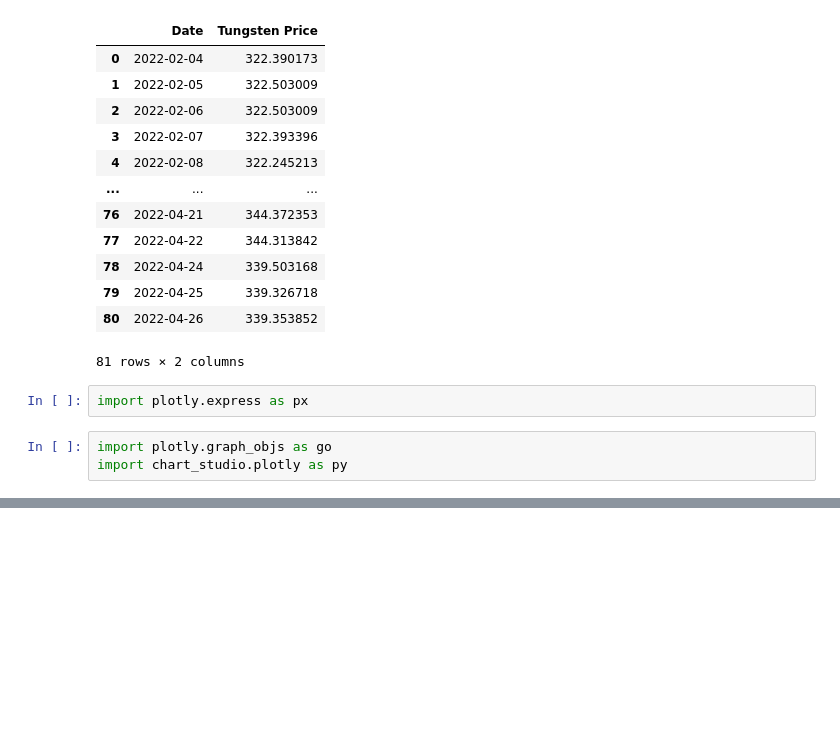
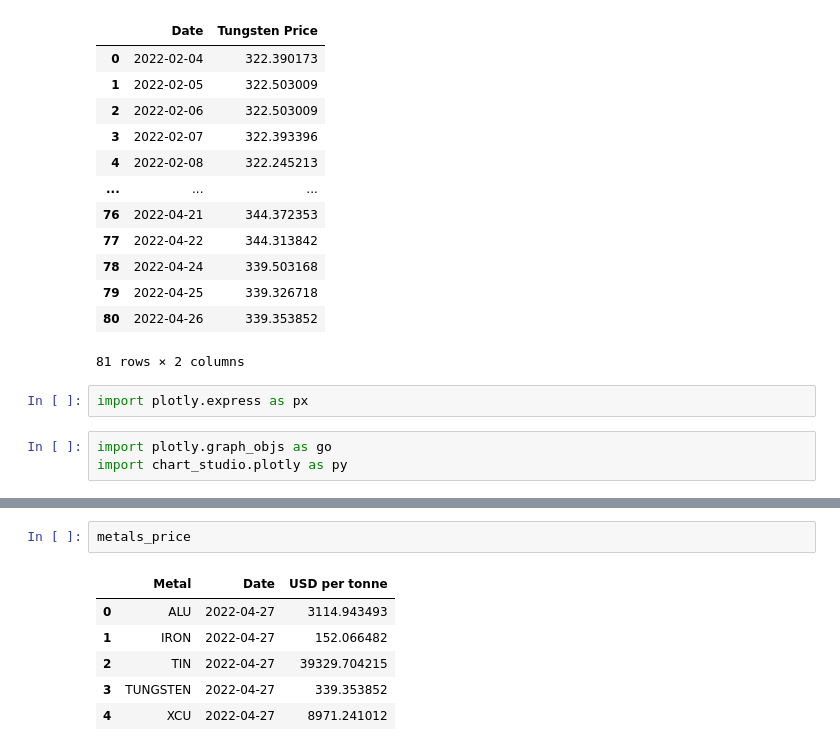
Before and after one commit to DiegoMerello/Final-Project-Ironhack, a Jupyter notebook: Data Visualization.ipynb, the cells around one changed output, grey strips where cells are left out. Drawn from its saved outputs; the diff is of its cells as text; blank space fills up the shorter version.

```diff
--- a/Data Visualization.ipynb
+++ b/Data Visualization.ipynb
@@ -28,0 +59,9 @@ fig= px.line(tungsten, x='Date', y='Tungsten Price USD/tonne',
+# %%
+metals_price
+# %% [output]
+|  | Metal | Date | USD per tonne |
+| 0 | ALU | 2022-04-27 | 3114.943493 |
+| 1 | IRON | 2022-04-27 | 152.066482 |
+| 2 | TIN | 2022-04-27 | 39329.704215 |
+| 3 | TUNGSTEN | 2022-04-27 | 339.353852 |
+| 4 | XCU | 2022-04-27 | 8971.241012 |
```
Also changed, not shown: parts of 9 cells of this notebook.
